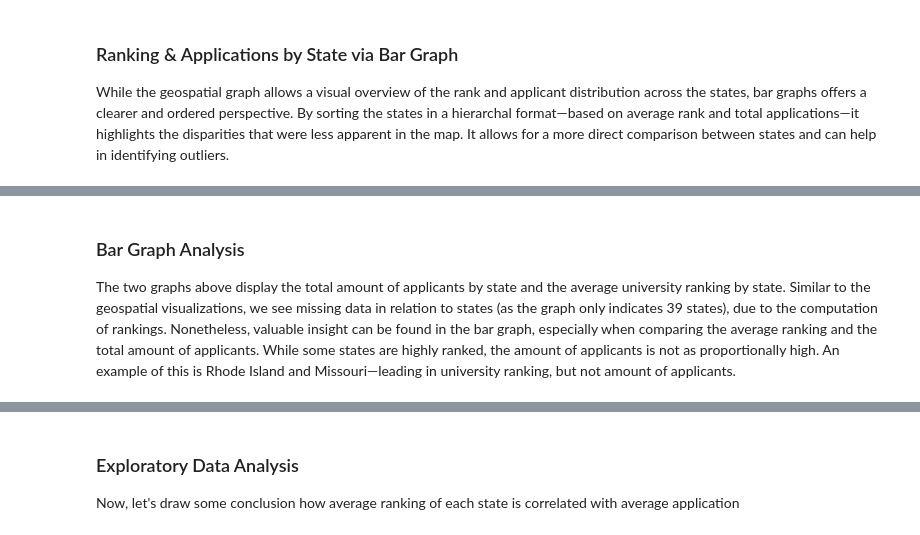
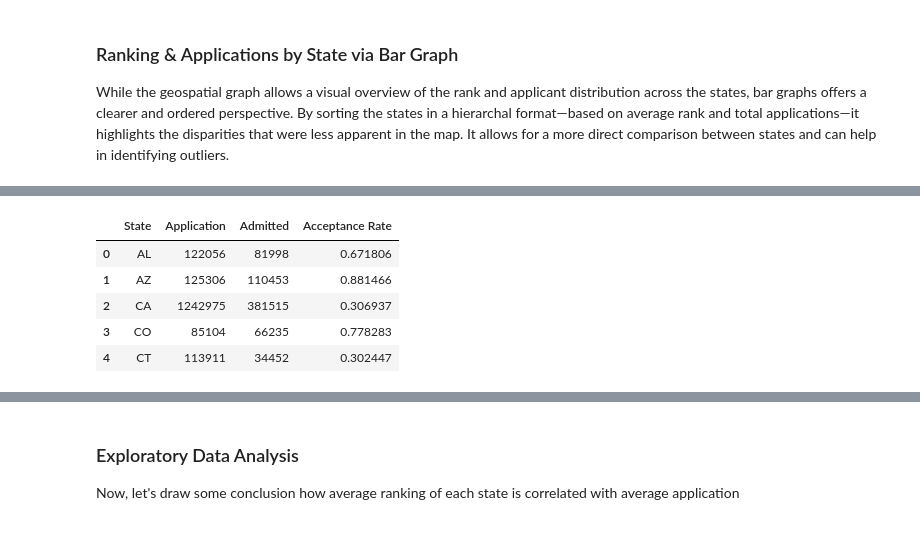
Before and after one commit to hamzahmansuri/university-admissions-analysis, a Jupyter notebook: FinalProject_Group059_SP25.ipynb, the cells around one changed output, grey strips where cells are left out. Cells and saved outputs as stored; diff of their text form; code cells hidden in the pictures.

```diff
--- a/FinalProject_Group059_SP25.ipynb
+++ b/FinalProject_Group059_SP25.ipynb
@@ -345,3 +429,12 @@ plt.show()
-# %% [markdown]
-### Bar Graph Analysis
-The two graphs above display the total amount of applicants by state and the average university ranking by state. Similar to the geospatial visualizations, we see missing data in relation to states (as the graph only indicates 39 states), due to the computation of rankings.  Nonetheless, valuable insight  can be found in the bar graph, especially when comparing the average ranking and the total amount of applicants. While some states are highly ranked, the amount of applicants is not as proportionally high. An example of this is Rhode Island and Missouri—leading in university ranking, but not amount of applicants.
+# %%
+state_acceptance = pd.merge(total_apps, total_admits, on='State') # Merges admit and applicant info onto state
+state_acceptance['Acceptance Rate'] = state_acceptance['Admitted'] / state_acceptance['Application'] # Gets the acceptance rate through division
+
+state_acceptance.head() # Shows us the state, application, and acceptance rate (allows us to check over if it's correct)
+# %% [output]
+|  | State | Application | Admitted | Acceptance Rate |
+| 0 | AL | 122056 | 81998 | 0.671806 |
+| 1 | AZ | 125306 | 110453 | 0.881466 |
+| 2 | CA | 1242975 | 381515 | 0.306937 |
+| 3 | CO | 85104 | 66235 | 0.778283 |
+| 4 | CT | 113911 | 34452 | 0.302447 |
```
Also changed, not shown: parts of 18 cells of this notebook.
